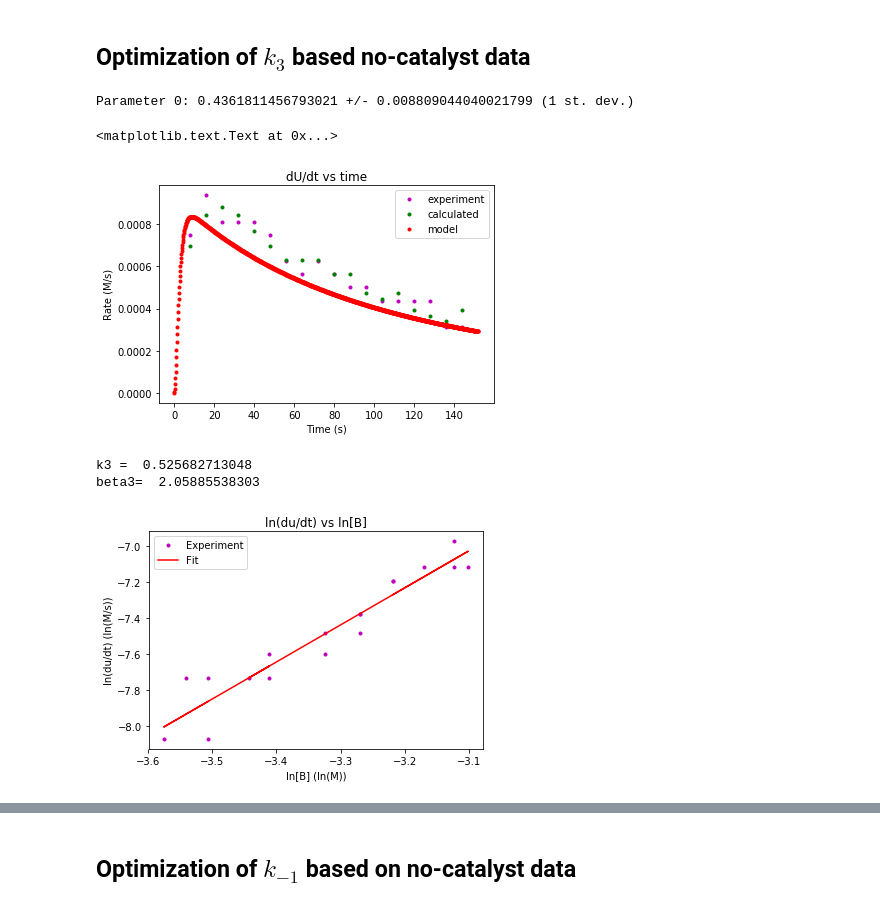
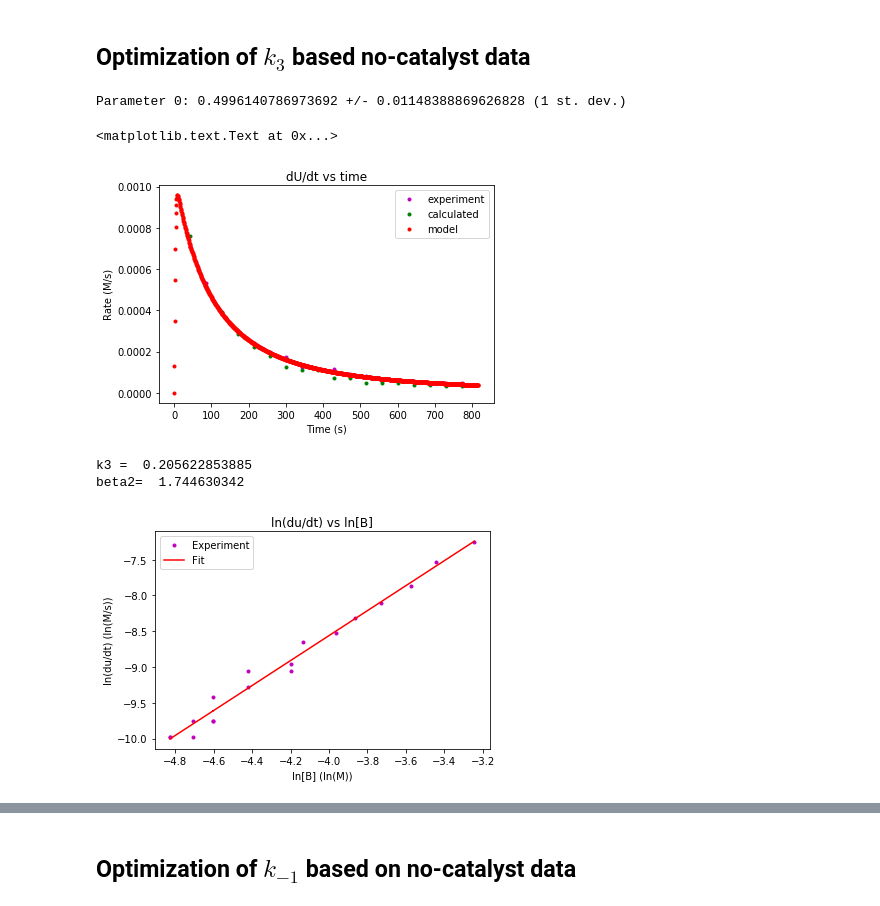
Before and after one commit to ayisakov/kinetics-project, a Jupyter notebook: validator.ipynb, the cells around one changed output, grey strips where cells are left out. Cells and saved outputs as stored; diff of their text form; code cells hidden in the pictures.

```diff
--- a/validator.ipynb
+++ b/validator.ipynb
@@ -66,24 +68,24 @@ $$r_B = -r_A - r_D - r_U$$
 
 ## Use the cell below to enter a rate law. Define all necessary constants
 # %%
-def dadt(cA, cB, alpha, beta1, k1, k_1):
-    return k_1 * cB**beta1 - k1 * cA**alpha
+def dadt(cA, cB, alpha1, beta1, k1, k_1):
+    return k_1 * cB**beta1 - k1 * cA**alpha1
 
-def dudt(cB, beta3, k3):
-    return k3 * cB**beta3
+def dudt(cB, beta2, k3):
+    return k3 * cB**beta2
 
-def dddt(cB, cC, beta2, gamma, k2):
-    return k2 * cB**beta2 * cC**gamma
+def dddt(cA, cC, alpha2, gamma, k2):
+    return k2 * cA**alpha2 * cC**gamma
 
 def rates(parms, time):
     """
     Returns the RHS of the system of ODEs
     """
     C_A, C_B, C_D, C_U, C_C = parms
-    rateD = dddt(C_B, C_C, beta2, gamma, k2)
-    rateU = dudt(C_B, beta3, k3)
-    rateA = dadt(C_A, C_B, alpha, beta1, k1, k_1)
-    rateB = -1 * rateA - rateD - rateU
+    rateD = dddt(C_A, C_C, alpha2, gamma, k2)
+    rateU = dudt(C_B, beta2, k3)
+    rateA = dadt(C_A, C_B, alpha1, beta1, k1, k_1)
+    rateB = -1 * rateA - rateU
     rateC = 0. # no catalyst depletion
     return (rateA, rateB, rateD, rateU, rateC)
 
@@ -102,7 +104,7 @@ def concentrations(times, cA0, cC0, T, params):
     """
 
     try:
-        alpha, beta1, beta2, beta3, gamma, k1, k_1, k2, k3 = params
+        alpha1, alpha2, beta1, beta2, gamma, k1, k_1, k2, k3 = params
     except:
         print("Params should contain at least 9 parameters!")
         return -1, -1, -1, -1,
@@ -119,18 +121,18 @@ def concentrations(times, cA0, cC0, T, params):
 ## Integrate
 Use the cell below to carry out the integration
 # %%
-alpha = 1.
+alpha1 = 1.
+alpha2 = 1.
 beta1 = 1.
-beta2 = 1
-beta3 = 2.
-gamma = 2.
+beta2 = 2.
+gamma = 1.
 k1 = 0.12
 k_1 = k1 / 0.308 # from equilibrium relationship
-k2 = 1.
+k2 = 0.015
 k3 = 0.50
 times = np.linspace(0, t_prefinal, 1000)
 A, D, U, B = concentrations(times, init.A, init.C, init.T,
-                                (alpha, beta1, beta2, beta3, gamma, k1, k_1, k2, k3))
+                                (alpha1, alpha2, beta1, beta2, gamma, k1, k_1, k2, k3))
 # %%
 times_concat = np.linspace(0, t_final_concat, 1000)
 A_concat, D_concat, U_concat, B_concat = concentrations(times_concat,
@@ -245,9 +265,9 @@ def report(optimal_parameters, covariance):
 x_data = exp_missing_a[1:-1]
 y_data = exp_ru
 
-beta3_trial = 2.
+beta2_trial = 2.
 def dudt_partial(cB, k3_opt):
-    return dudt(cB, beta3_trial, k3_opt)
+    return dudt(cB, beta2_trial, k3_opt)
 
 popt, pcov = curve_fit(dudt_partial, x_data, y_data)
 
@@ -256,42 +276,42 @@ parameter_errors = np.sqrt(np.diag(pcov))
 
 report(popt, pcov)
 # %% [output]
-Parameter 0: 0.4361811456793021 +/- 0.008809044040021799 (1 st. dev.)
+Parameter 0: 0.4996140786973692 +/- 0.01148388869626828 (1 st. dev.)
 # %%
-calc_ru_sparse = dudt(x_data, beta3_trial, popt[0])
-calc_ru = dudt(B, beta3_trial, popt[0])
+calc_ru_sparse = dudt(x_data, beta2_trial, popt[0])
+calc_ru = dudt(B, beta2_trial, popt[0])
 
 # Plot of du/dt obtained from experimental data and calculated du/dt versus time
 #plt.plot(exp_t[1:-1], exp_ru, 'm.',
 #        exp_t[1:-1], calc_ru, 'r.')
 plt.plot(exp_t[1:-1], exp_ru, 'm.', label='experiment')
 plt.plot(exp_t[1:-1], calc_ru_sparse, 'g.', label='calculated')
 plt.plot(times, calc_ru, 'r.', label='model')
 plt.legend()
 plt.title('dU/dt vs time')
 plt.xlabel('Time (s)')
 plt.ylabel('Rate (M/s)')
 # %% [output]
 <matplotlib.text.Text at 0x...>
-[figure, old version]
+[figure, new version]
 # %%
 # Plot of ln(du/dt) vs ln([B]) for experimental and calculated data
 #plt.plot(np.log(exp_missing_a[1:-1]), np.log(exp_ru), 'm.',
 #        np.log(B), np.log(calc_ru), 'r.')
 lnB = np.log(exp_missing_a[1:-1])
 lnru_exp = np.log(exp_ru)
-beta3_fit, lnk3_fit, r_val, p_val, std_err = linregress(lnB, lnru_exp)
+beta2_fit, lnk3_fit, r_val, p_val, std_err = linregress(lnB, lnru_exp)
 plt.plot(lnB, lnru_exp, 'm.', label='Experiment')
-plt.plot(lnB, lnk3_fit + beta3_fit * lnB, 'r-', label='Fit')
+plt.plot(lnB, lnk3_fit + beta2_fit * lnB, 'r-', label='Fit')
 plt.legend()
 plt.title('ln(du/dt) vs ln[B]')
 plt.xlabel('ln[B] (ln(M))')
 plt.ylabel('ln(du/dt) (ln(M/s))')
-print('k3 = ', np.exp(lnk3_fit), '\nbeta3= ', beta3_fit)
+print('k3 = ', np.exp(lnk3_fit), '\nbeta2= ', beta2_fit)
 # %% [output]
-k3 =  0.525682713048
-beta3=  2.05885538303
+k3 =  0.205622853885
+beta2=  1.744630342
-[figure, old version]
+[figure, new version]
 # %%
 # rB vs time
 plt.plot(exp_t[1:-1], exp_r_missing_a, 'k^', label='rB')
```
Also changed, not shown: parts of 17 cells of this notebook, 2 other files.
